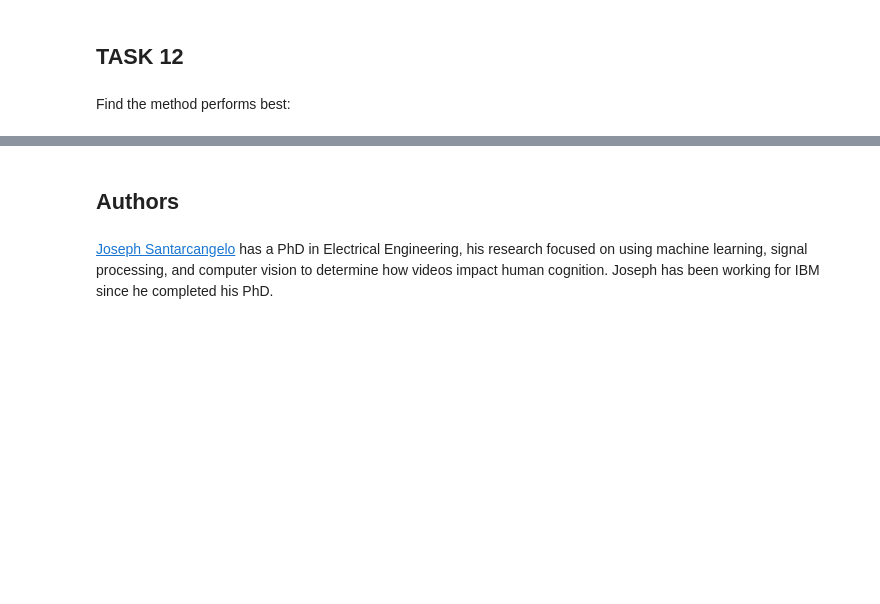
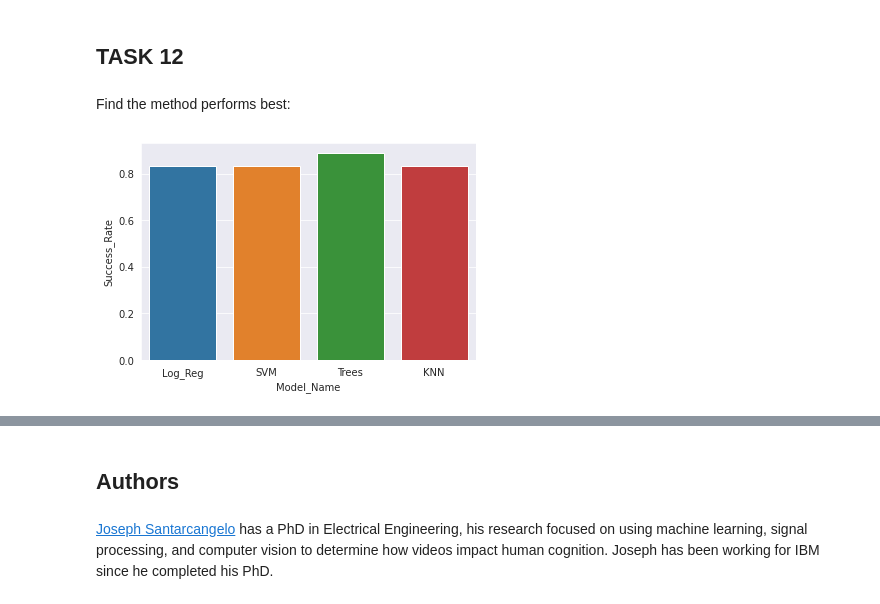
Before and after one commit to muhammadalidarvesh/IBM-Data-Science-Project, a Jupyter notebook: Pred ML.ipynb, the cells around one changed output, grey strips where cells are left out. Saved outputs shown, nothing was run; the diff lists cells and outputs as text; code cells hidden in the pictures; blank space fills up the shorter version.

```diff
--- a/Pred ML.ipynb
+++ b/Pred ML.ipynb
@@ -194,4 +200,5 @@ accuracy : 0.8464285714285713
 Calculate the accuracy on the test data using the method <code>score</code>:
 # %%
 print('Accuracy =  ',logreg_cv.score(X_test,Y_test))
+logreg_score=logreg_cv.score(X_test,Y_test)
 # %% [output]
@@ -229,4 +236,5 @@ accuracy : 0.8482142857142856
 Calculate the accuracy on the test data using the method <code>score</code>:
 # %%
 print('Accuracy =  ',svm_cv.score(X_test,Y_test))
+svm_score=svm_cv.score(X_test,Y_test)
 # %% [output]
@@ -300,0 +310,3 @@ Calculate the accuracy of tree_cv on the test data using the method <code>score<
+# %%
+print('Accuracy Score =  ',knn_cv.score(X_test,Y_test))
+knn_score=knn_cv.score(X_test,Y_test)
@@ -307,3 +323,17 @@ plot_confusion_matrix(Y_test,yhat)
 ## TASK  12
 # %% [markdown]
 Find the method performs best:
+# %%
+# initialize list of lists
+data2 = [['Log_Reg'], ['SVM'], ['Trees'], ['KNN']]
+data2 = pd.DataFrame(data2)
+data1 = logreg_score,svm_score,tree_score,knn_score
+data1 = pd.DataFrame(data1)
+frames = [data2,data1]
+result = pd.concat(frames,axis=1)
+result.columns =['Model_Name', 'Success_Rate']
+import seaborn as sns
+sns.set_style('darkgrid')
+ax = sns.barplot(x="Model_Name", y="Success_Rate", data=result)
+# %% [output]
+[figure, added]
```
Also changed, not shown: parts of 13 cells of this notebook.
